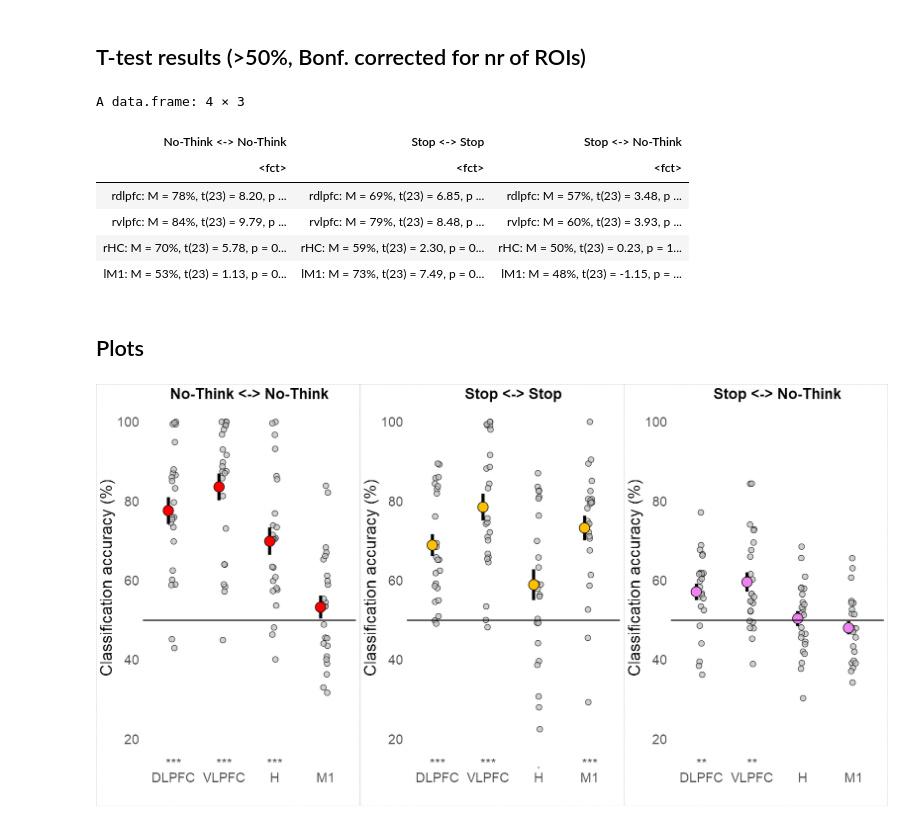
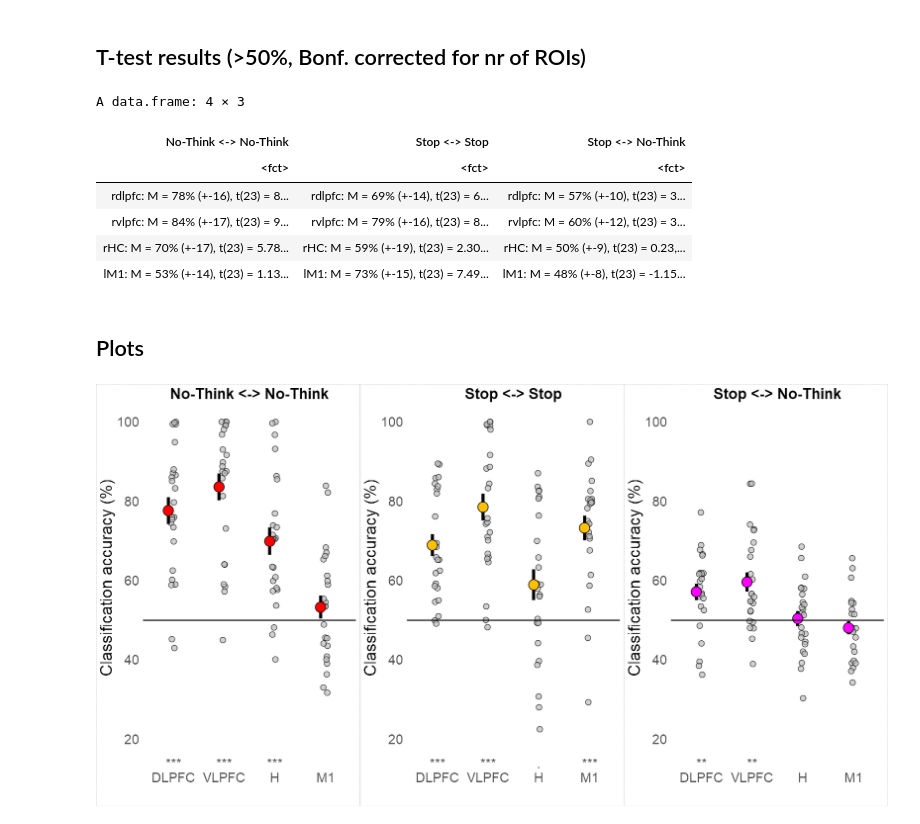
Before and after one commit to dcdace/Domain-general, a Jupyter notebook: Supramodal_Behavioural_03.ipynb, the cells around one changed output. Saved outputs shown, nothing was run; the diff lists cells and outputs as text; code cells hidden in the pictures.

```diff
--- a/Supramodal_Behavioural_03.ipynb
+++ b/Supramodal_Behavioural_03.ipynb
@@ -1362,11 +1362,9 @@ df$acc <- df$acc * 100
 df$roi <- factor(df$roi, levels = c('rdlpfc', 'rvlpfc', 'rHC', 'lM1'))
 
 # create subsets
-nts    <- subset(df, df$type == 'nts')
-snt    <- subset(df, df$type == 'snt')
+ntnt   <- subset(df, df$type == 'ntnt')
+ss     <- subset(df, df$type == 'ss')
 ntssnt <- subset(df, df$type == 'ntssnt')
-ss     <- subset(df, df$type == 'ss')
-ntnt   <- subset(df, df$type == 'ntnt')
 
 nrois <- length(levels(df$roi))
 
@@ -1382,7 +1380,8 @@ dottest <- function(data) {
     tval = test$statistic,
     df   = test$parameter[1],
     pval = test$p.value,
-    M    = mean(data$acc)
+    M    = mean(data$acc),
+    std = sd(data$acc)
   ))
 }
 
@@ -1443,14 +1442,15 @@ p.ss <- plotResults(ss, ss$acc, ss$roi,
               2, "#ffc000") + geom_hline(aes(yintercept = 50))
 p.cross <- plotResults(ntssnt, ntssnt$acc, ntssnt$roi,
               "Stop <-> No-Think", "Classification accuracy (%)", "",
-              3, "violet") + geom_hline(aes(yintercept = 50))
+              3, "#ff00ff") + geom_hline(aes(yintercept = 50))
 
 dispresults <- function(res) {
   txt <- lapply(seq(1:4), function(r) {
     sprintf(
-      "%s: M = %.0f%%, t(%d) = %.2f, p = %.5f, d = %.3f",
+      "%s: M = %.0f%% (+-%.0f), t(%d) = %.2f, p = %.3f, d = %.3f",
       res$roi[r],
       res$M[r],
+      res$std[r],
       res$df[r],
       res$tval[r],
       res$pval[r],
@@ -1463,25 +1463,25 @@ dispresults <- function(res) {
 ## T-test results (>50%, Bonf. corrected for nr of ROIs)
 # %%
 resdf <-
-    as.data.frame(cbind(dispresults(tres[, 1]), dispresults(tres[, 2]), dispresults(tres[, 3])))
+    cbind(dispresults(tres[, 1]), dispresults(tres[, 2]), dispresults(tres[, 3]))
 colnames(resdf) <-
     c("No-Think <-> No-Think", "Stop <-> Stop", "Stop <-> No-Think")
 resdf
 # %% [output]
 A data.frame: 4 × 3
 | No-Think <-> No-Think | Stop <-> Stop | Stop <-> No-Think |
 | <fct> | <fct> | <fct> |
-| rdlpfc: M = 78%, t(23) = 8.20, p ... | rdlpfc: M = 69%, t(23) = 6.85, p ... | rdlpfc: M = 57%, t(23) = 3.48, p ... |
-| rvlpfc: M = 84%, t(23) = 9.79, p ... | rvlpfc: M = 79%, t(23) = 8.48, p ... | rvlpfc: M = 60%, t(23) = 3.93, p ... |
-| rHC: M = 70%, t(23) = 5.78, p = 0... | rHC: M = 59%, t(23) = 2.30, p = 0... | rHC: M = 50%, t(23) = 0.23, p = 1... |
-| lM1: M = 53%, t(23) = 1.13, p = 0... | lM1: M = 73%, t(23) = 7.49, p = 0... | lM1: M = 48%, t(23) = -1.15, p = ... |
+| rdlpfc: M = 78% (+-16), t(23) = 8... | rdlpfc: M = 69% (+-14), t(23) = 6... | rdlpfc: M = 57% (+-10), t(23) = 3... |
+| rvlpfc: M = 84% (+-17), t(23) = 9... | rvlpfc: M = 79% (+-16), t(23) = 8... | rvlpfc: M = 60% (+-12), t(23) = 3... |
+| rHC: M = 70% (+-17), t(23) = 5.78... | rHC: M = 59% (+-19), t(23) = 2.30... | rHC: M = 50% (+-9), t(23) = 0.23,... |
+| lM1: M = 53% (+-14), t(23) = 1.13... | lM1: M = 73% (+-15), t(23) = 7.49... | lM1: M = 48% (+-8), t(23) = -1.15... |
 # %% [markdown]
 ## Plots
 # %%
 options(repr.plot.width = 15, repr.plot.height = 8)
 grid.arrange(p.ntnt, p.ss, p.cross, nrow = 1)
 # %% [output]
-[figure, old version]
+[figure, new version]
 # %%
 # reset to defult plot size
 options(repr.plot.width = 7, repr.plot.height = 7)
```
Also changed, not shown: parts of 3 cells of this notebook.
